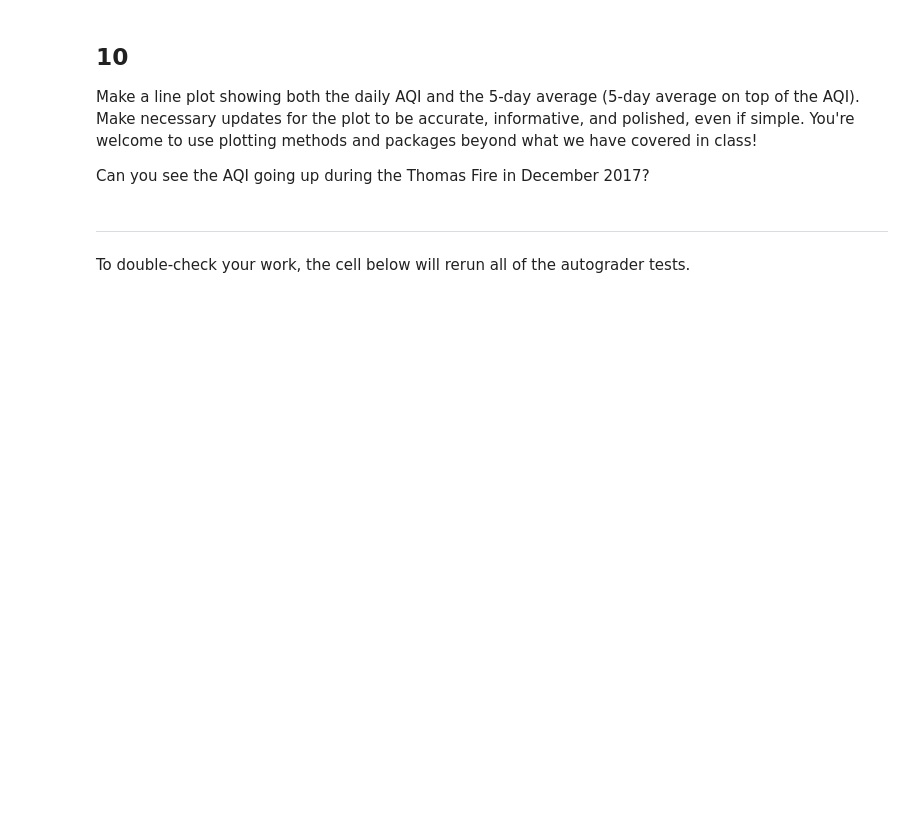
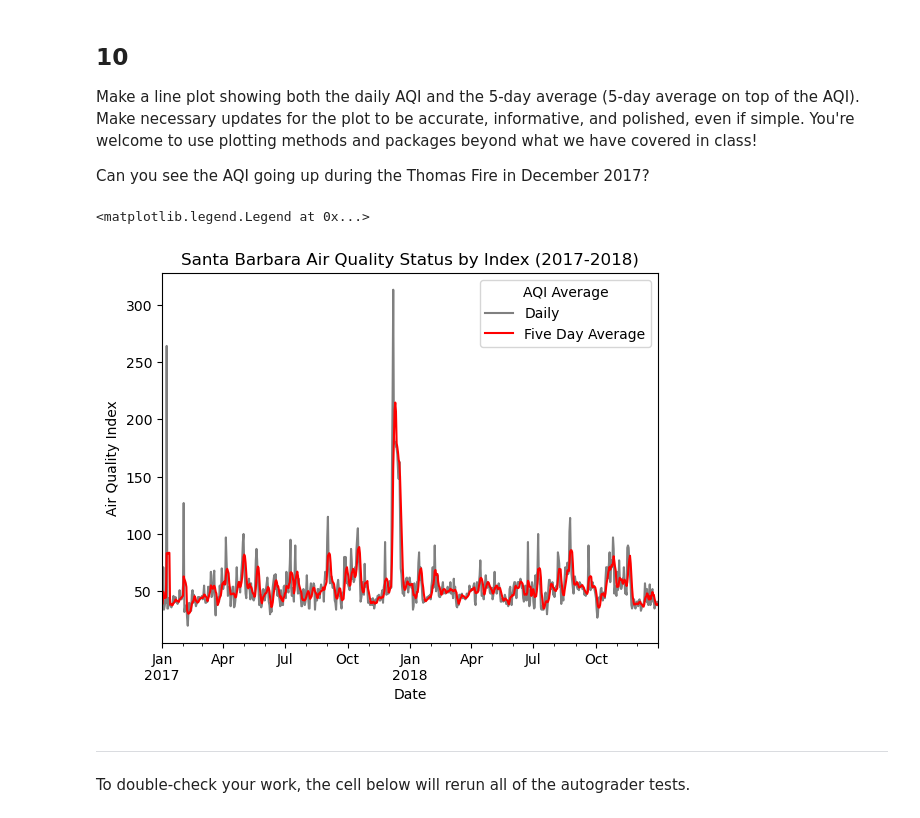
Before and after one commit to jaslynmiura/eds220-hwk2, a Jupyter notebook: task3/hwk2-task3-aqi.ipynb, the cells around one changed output. Cells and saved outputs as stored; diff of their text form; code cells hidden in the pictures; blank space fills up the shorter version.

Commit message:
Create average AQI plot.

```diff
--- a/task3/hwk2-task3-aqi.ipynb
+++ b/task3/hwk2-task3-aqi.ipynb
@@ -263,0 +262,3 @@ aqi_sb
+# %%
+aqi_sb['five_day_average'] = rolling_average
+aqi_sb
@@ -270,6 +304,17 @@ grader.check("q9")
 Make a line plot showing both the daily AQI and the 5-day average (5-day average on top of the AQI). Make necessary updates for the plot to be accurate, informative, and polished, even if simple. You're welcome to use plotting methods and packages beyond what we have covered in class!
 
 Can you see the AQI going up during the Thomas Fire in December 2017?
+# %%
+aqi_sb.plot(kind='line',
+            y=['aqi', 'five_day_average'],
+            ylabel='Air Quality Index',
+            xlabel='Date',
+            color=['grey', 'red'],
+            title='Santa Barbara Air Quality Status by Index (2017-2018)').legend(title='AQI Average',
+                                          labels=['Daily', 'Five Day Average'])
+# %% [output]
+<matplotlib.legend.Legend at 0x...>
+[figure, added]
 # %% [markdown]
 ---
 
```
Also changed, not shown: parts of 3 cells of this notebook.
